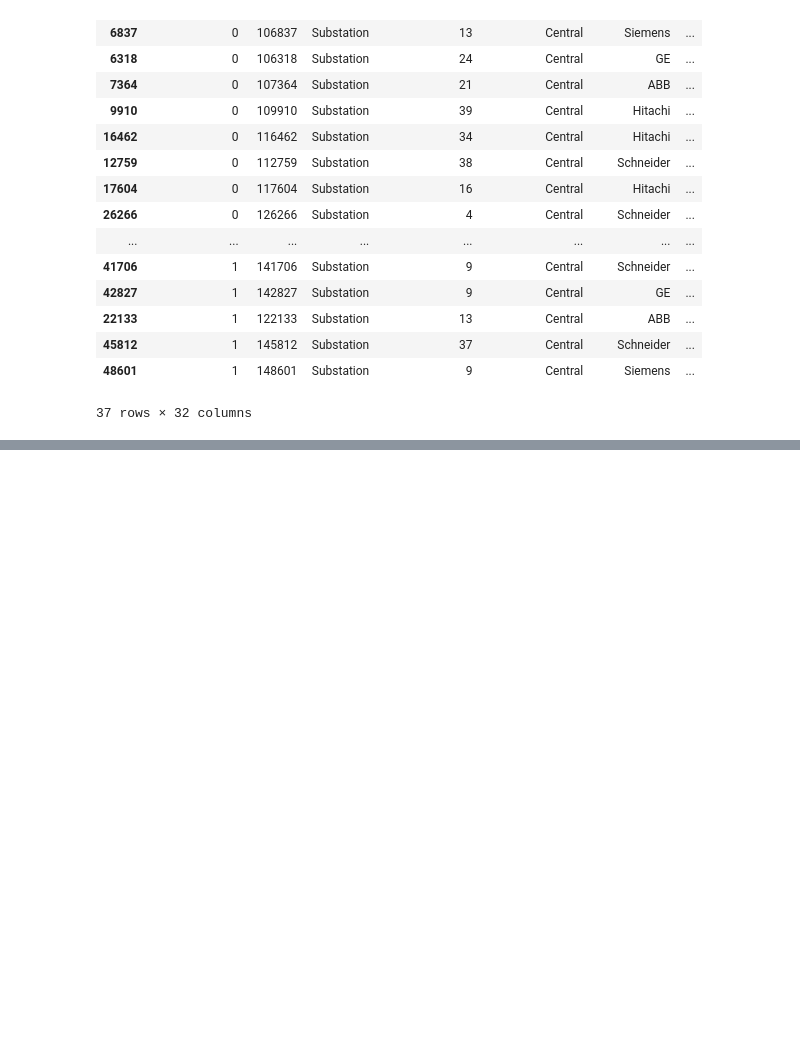
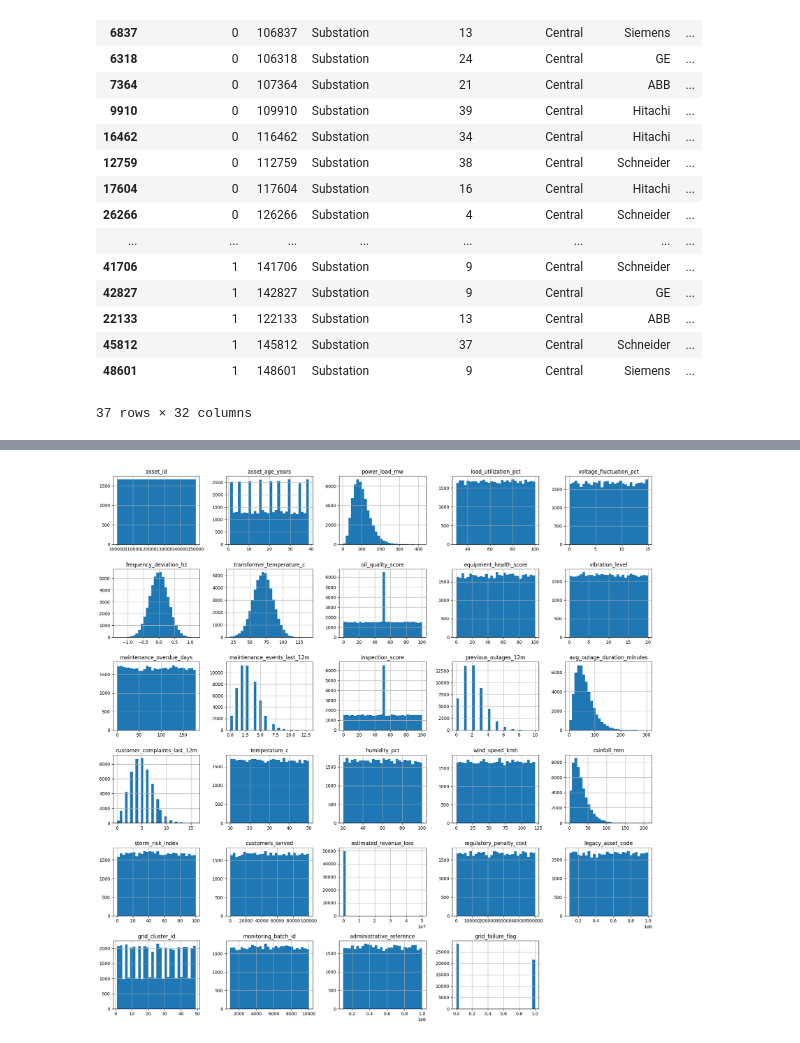
Before and after one commit to shravin/aiml, a Jupyter notebook: capstone/dataanalysis.ipynb, the cells around one changed output, grey strips where cells are left out. Cells and saved outputs as stored; diff of their text form; code cells hidden in the pictures; blank space fills up the shorter version.

```diff
--- a/capstone/dataanalysis.ipynb
+++ b/capstone/dataanalysis.ipynb
@@ -173,0 +497,4 @@ df[(df['grid_cluster_id'] == 1) & (df['substation_region'] == 'Central') & (df['
+# %%
+numeric_cols = df.select_dtypes(include=np.number).columns
+
+print(numeric_cols)
@@ -173,0 +514,10 @@ df[(df['grid_cluster_id'] == 1) & (df['substation_region'] == 'Central') & (df['
+# %%
+df[numeric_cols].hist(
+    bins=30,
+    figsize=(18,18)
+)
+
+plt.tight_layout()
+plt.show()
+# %% [output]
+[figure, added]
```
Also changed, not shown: parts of 13 cells of this notebook, 9 other files.
